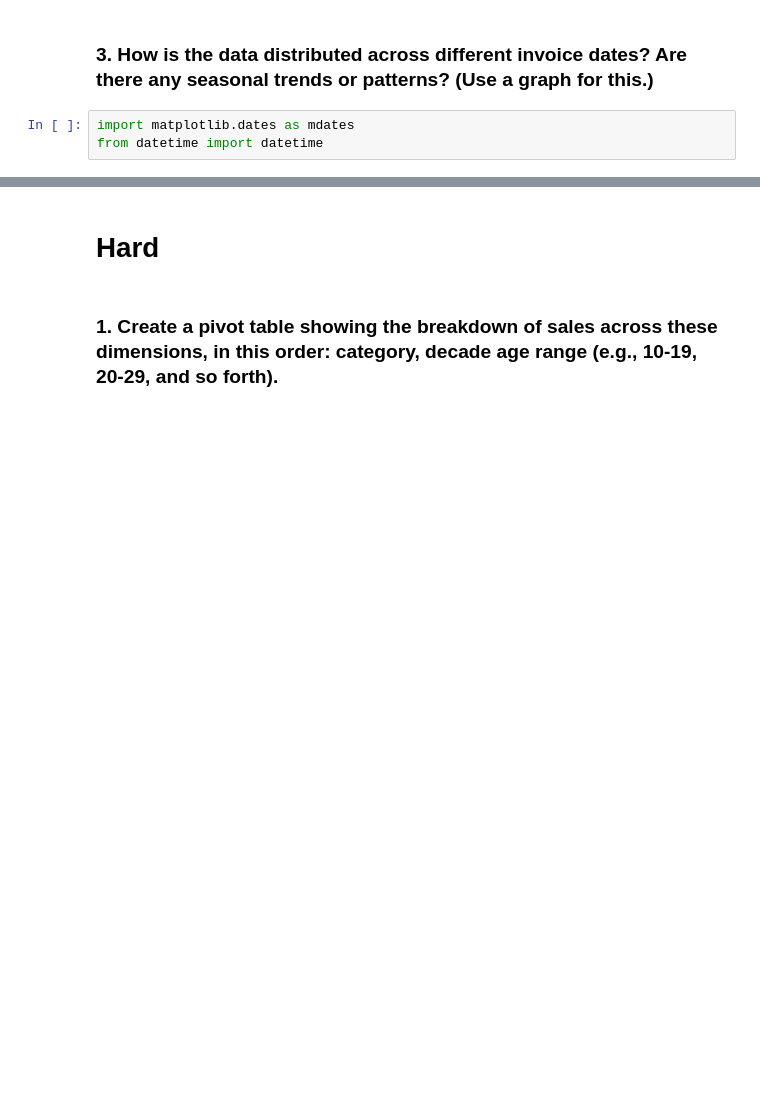
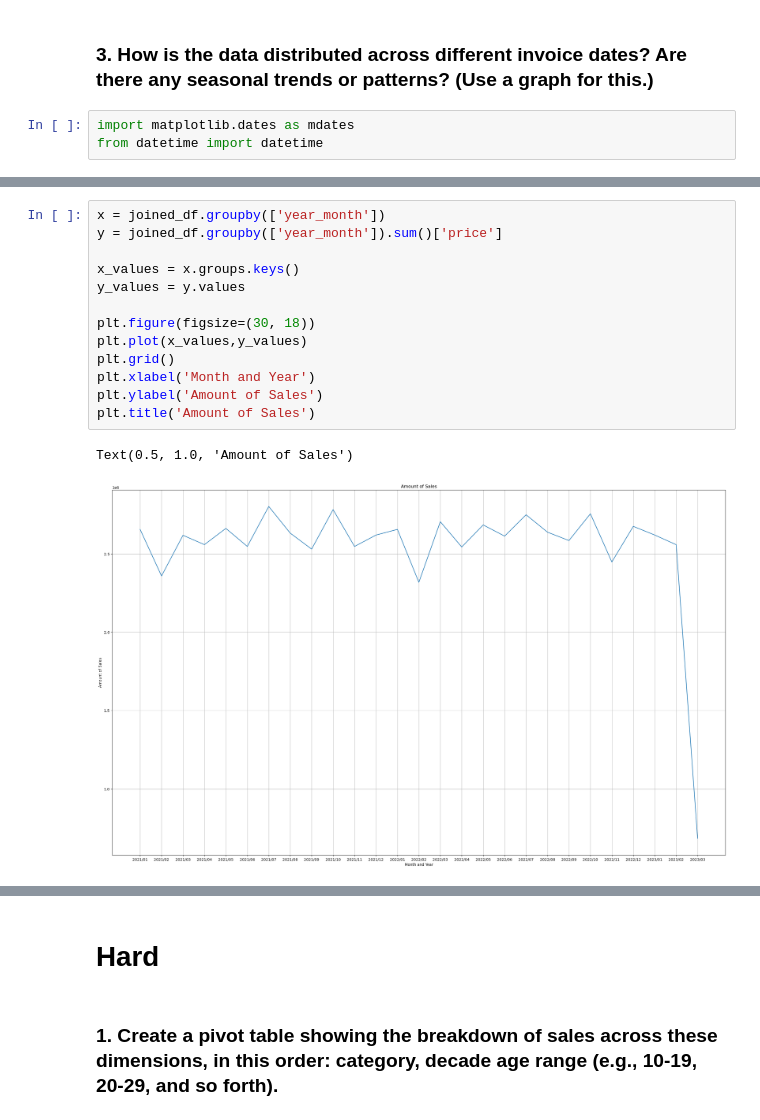
Before and after one commit to andreajoytan/analyze-sales-data, a Jupyter notebook: sales-data.ipynb, the cells around one changed output, grey strips where cells are left out. Drawn from its saved outputs; the diff is of its cells as text; blank space fills up the shorter version.

```diff
--- a/sales-data.ipynb
+++ b/sales-data.ipynb
@@ -191 +171,17 @@ Text(0.5, 1.0, 'Monthly Orders')
 [figure]
+# %%
+x = joined_df.groupby(['year_month'])
+y = joined_df.groupby(['year_month']).sum()['price']
+
+x_values = x.groups.keys()
+y_values = y.values
+
+plt.figure(figsize=(30, 18))
+plt.plot(x_values,y_values)
+plt.grid()
+plt.xlabel('Month and Year')
+plt.ylabel('Amount of Sales')
+plt.title('Amount of Sales')
+# %% [output]
+Text(0.5, 1.0, 'Amount of Sales')
+[figure, added]
```
Also changed, not shown: parts of 5 cells of this notebook.
